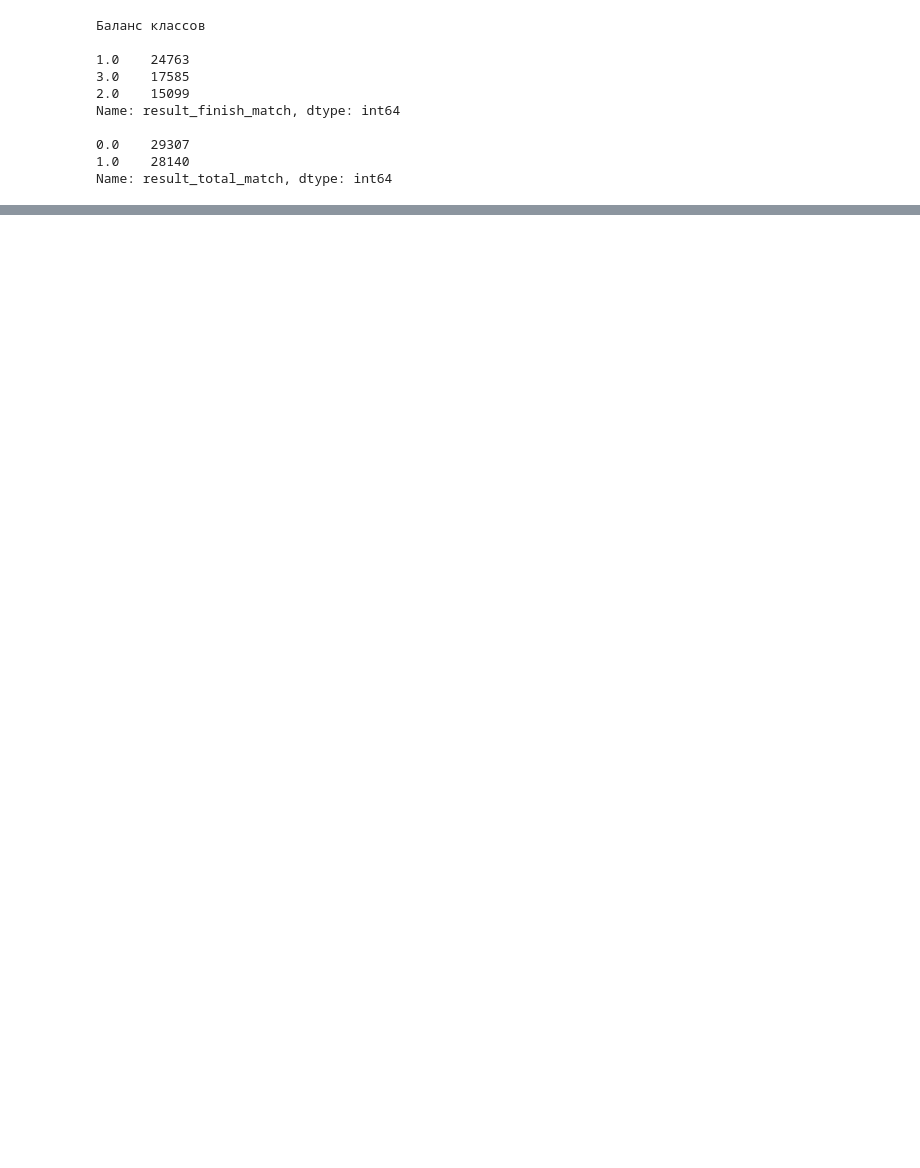
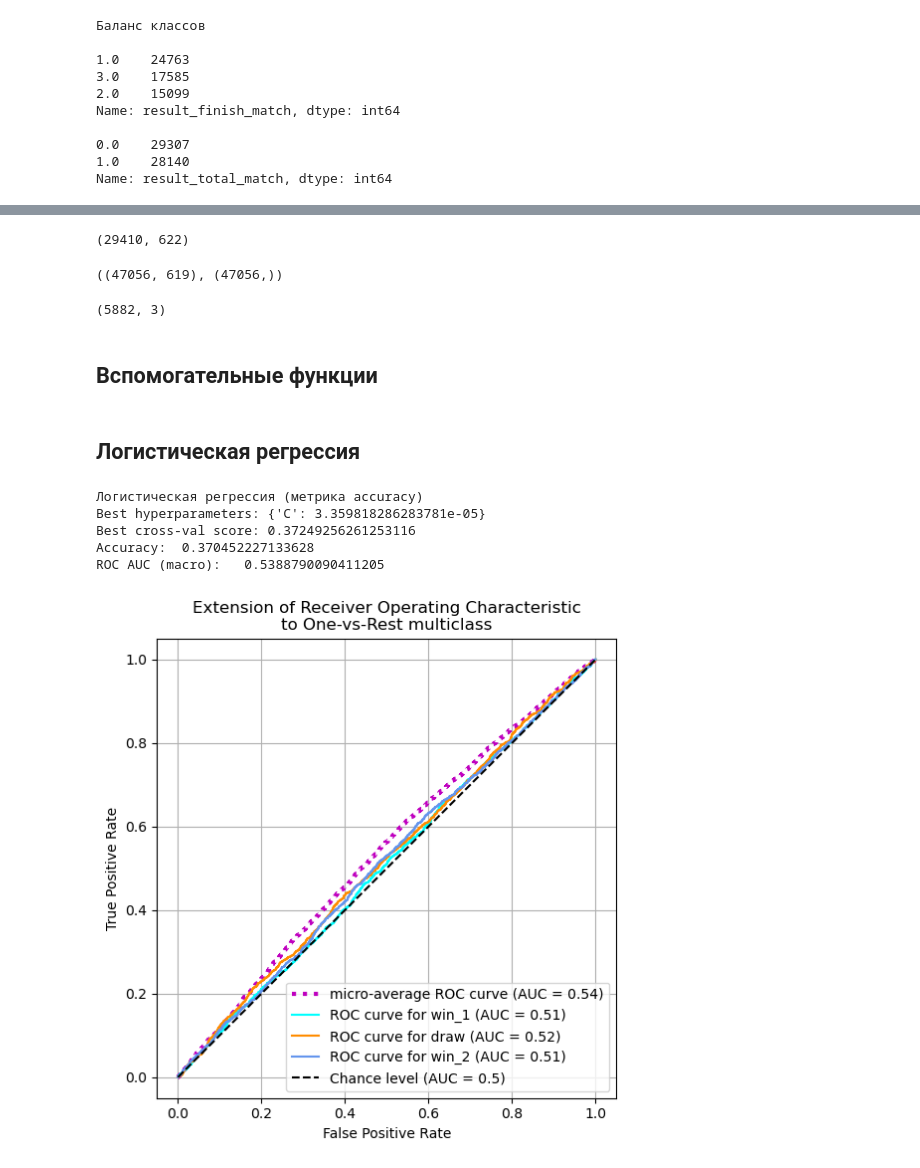
Before and after one commit to helloginov/football_predictor, a Jupyter notebook: main.ipynb, the cells around one changed output, grey strips where cells are left out. Saved outputs shown, nothing was run; the diff lists cells and outputs as text; code cells hidden in the pictures; blank space fills up the shorter version.

Commit message:
searching parameters, training, testing and visuzlizing functions done

```diff
--- a/main.ipynb
+++ b/main.ipynb
@@ -39,0 +62,16 @@ Name: result_total_match, dtype: int64
+# %%
+# Для решения задачи пригодными считаем лишь данные, для которых коэффициенты "odds_open_win2" > 2.0 и "odds_open_win1" > 2.0
+selection = (data["odds_open_win2"] > 2.0) & (data["odds_open_win1"] > 2.0)
+
+data_selected = data[selection].dropna()
+data_selected.shape
+# %% [output]
+(29410, 622)
+# %%
+# Делим на трейн и тест
+y_finish = data_selected['result_finish_match'].astype(int)
+y_result = data_selected['result_total_match'].astype(int) # на это пока не смотрим
+X = data_selected.drop(['result_finish_match', 'result_total_match'], axis=1)
+X.iloc[1:, :].astype('float32', copy=False)
+
+X_train, X_test, y_train, y_test = train_test_split(X, y_finish, test_size=0.2, random_state=42, shuffle=True, stratify=y_finish)
@@ -39,0 +103,17 @@ Name: result_total_match, dtype: int64
+# %%
+groups_train, groups_test = X_train['idmatch'], X_test['idmatch']
+X_train.drop('idmatch', axis=1, inplace=True)
+X_test.drop('idmatch', axis=1, inplace=True)
+
+X_train.shape, y_train.shape
+# %% [output]
+((47056, 619), (47056,))
+# %%
+# для визуализации результатов сделаем бинаризацию классов:
+label_binarizer = LabelBinarizer().fit(y_train)
+y_onehot_test = label_binarizer.transform(y_test)
+y_onehot_test.shape  # (n_samples, n_classes)
+# %% [output]
+(5882, 3)
+# %% [markdown]
+## Вспомогательные функции
@@ -39,0 +218,22 @@ Name: result_total_match, dtype: int64
+# %% [markdown]
+## Логистическая регрессия
+# %%
+log_reg = LogisticRegression(
+    penalty='l2',
+    solver='newton-cholesky',
+    n_jobs=-1
+)
+
+params = {"C": np.logspace(-5, 5, 20)}
+
+print("Логистическая регрессия (метрика accuracy)")
+log_reg_best = find_best_model(log_reg, X_train, y_train, groups_train, params, scoring='accuracy')
+
+test(log_reg_best, 'logistic_1', X_test, y_test, groups_test)
+# %% [output]
+Логистическая регрессия (метрика accuracy)
+Best hyperparameters: {'C': 3.359818286283781e-05}
+Best cross-val score: 0.37249256261253116
+Accuracy:  0.370452227133628
+ROC AUC (macro):   0.5388790090411205
+[figure, added]
```
Also changed, not shown: parts of 6 cells of this notebook, 1 other file.
